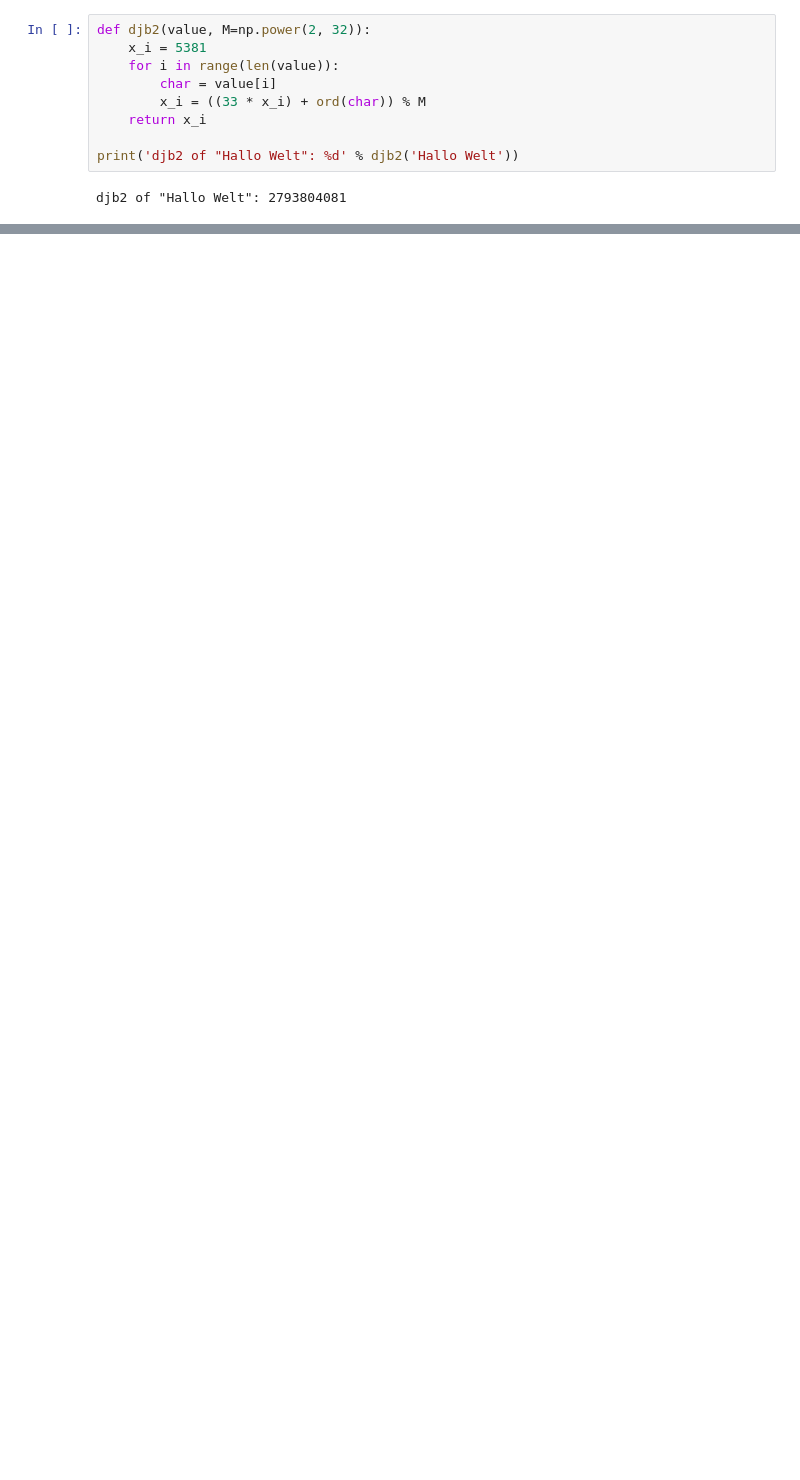
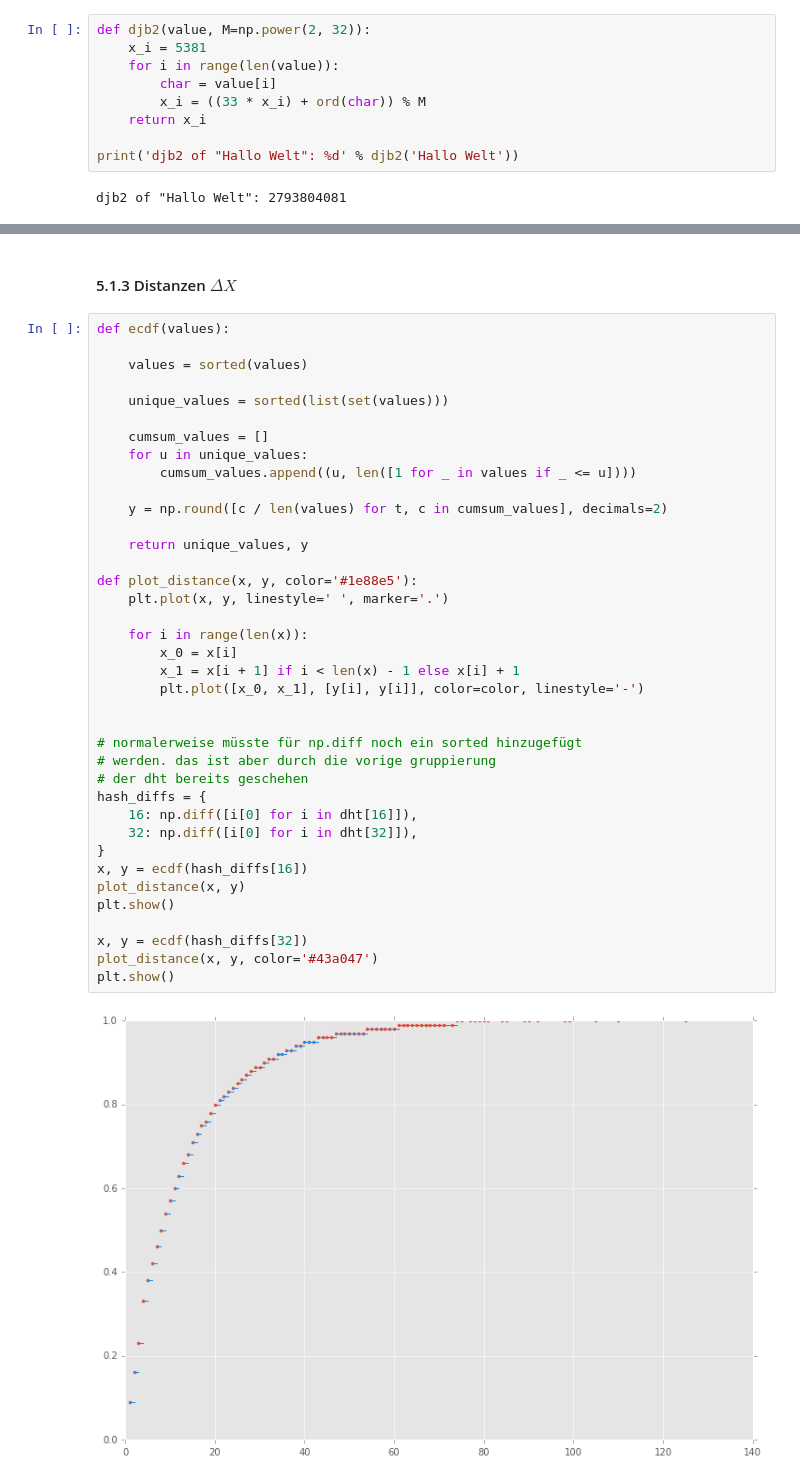
Before and after one commit to captain-proton/aise, a Jupyter notebook: documentation/source/nia/jupyter_nb/exercise_5.ipynb, the cells around one changed output, grey strips where cells are left out. Saved outputs shown, nothing was run; the diff lists cells and outputs as text; blank space fills up the shorter version.

```diff
--- a/documentation/source/nia/jupyter_nb/exercise_5.ipynb
+++ b/documentation/source/nia/jupyter_nb/exercise_5.ipynb
@@ -281,0 +131,42 @@ plt.show()
+# %% [markdown]
+#### 5.1.3 Distanzen $\Delta X$
+# %%
+def ecdf(values):
+
+    values = sorted(values)
+
+    unique_values = sorted(list(set(values)))
+
+    cumsum_values = []
+    for u in unique_values:
+        cumsum_values.append((u, len([1 for _ in values if _ <= u])))
+
+    y = np.round([c / len(values) for t, c in cumsum_values], decimals=2)
+
+    return unique_values, y
+
+def plot_distance(x, y, color='#1e88e5'):
+    plt.plot(x, y, linestyle=' ', marker='.')
+
+    for i in range(len(x)):
+        x_0 = x[i]
+        x_1 = x[i + 1] if i < len(x) - 1 else x[i] + 1
+        plt.plot([x_0, x_1], [y[i], y[i]], color=color, linestyle='-')
+
+
+# normalerweise müsste für np.diff noch ein sorted hinzugefügt
+# werden. das ist aber durch die vorige gruppierung
+# der dht bereits geschehen
+hash_diffs = {
+    16: np.diff([i[0] for i in dht[16]]),
+    32: np.diff([i[0] for i in dht[32]]),
+}
+x, y = ecdf(hash_diffs[16])
+plot_distance(x, y)
+plt.show()
+
+x, y = ecdf(hash_diffs[32])
+plot_distance(x, y, color='#43a047')
+plt.show()
+# %% [output]
+[figure, added]
```
Also changed, not shown: parts of 57 cells of this notebook.
